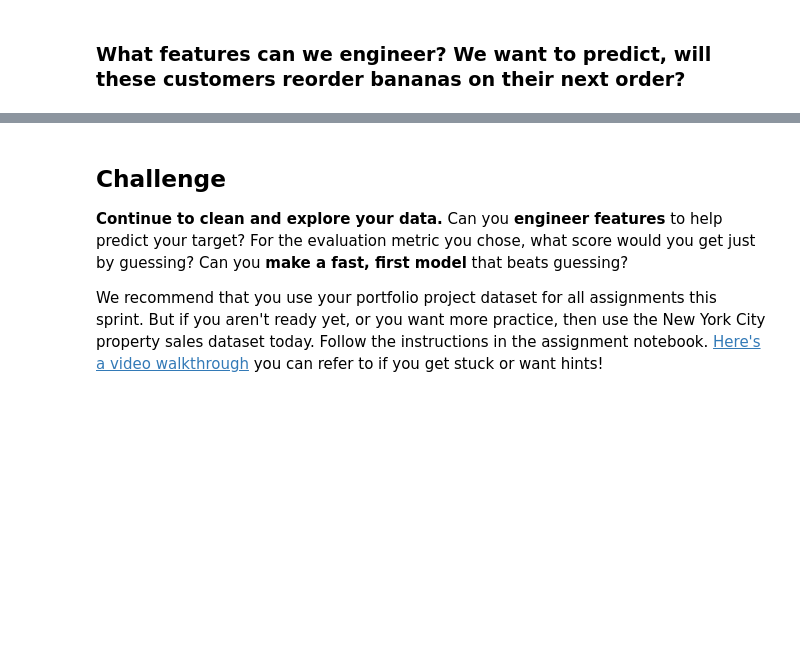
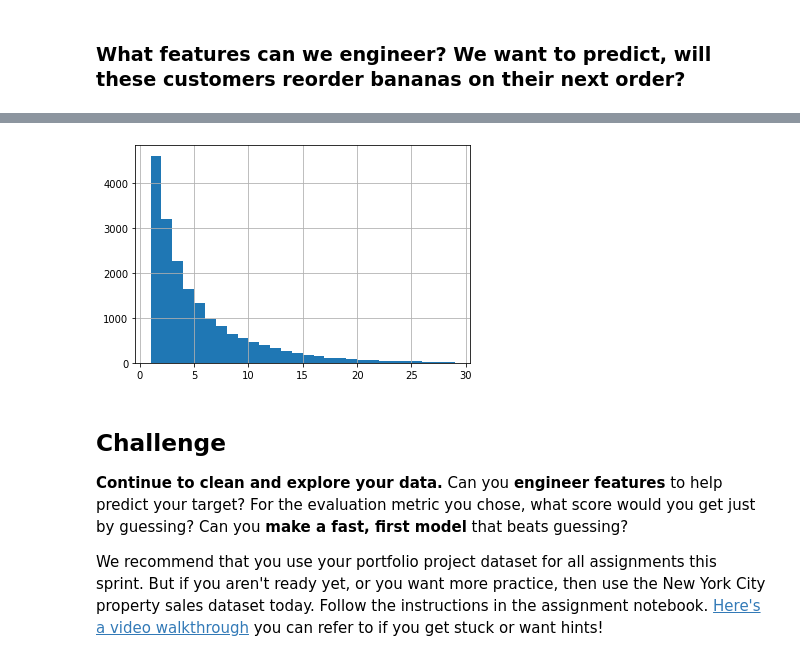
Before and after one commit to bloominstituteoftechnology/DS-Unit-2-Applied-Modeling, a Jupyter notebook: module2-wrangle-ml-datasets/LS_DS_232.ipynb, the cells around one changed output, grey strips where cells are left out. Drawn from its saved outputs; the diff is of its cells as text; code cells hidden in the pictures; blank space fills up the shorter version.

```diff
--- a/module2-wrangle-ml-datasets/LS_DS_232.ipynb
+++ b/module2-wrangle-ml-datasets/LS_DS_232.ipynb
@@ -339,0 +374,3 @@ We want *all* the orders from customers who have *ever* bought bananas.
+# %%
+merged_df = orders.merge(order_products__train).merge(products)
+merged_df.head()
@@ -339,0 +388,3 @@ We want *all* the orders from customers who have *ever* bought bananas.
+# %%
+merged_df_bananas = merged_df[merged_df['product_name']=='Banana']
+merged_df_bananas
@@ -340,3 +420,9 @@ We want *all* the orders from customers who have *ever* bought bananas.
+# %%
+# at what point do people add bananas to their shopping cart?
+
+merged_df_bananas['add_to_cart_order'].hist(bins=range(1,30));
+# %% [output]
+[figure, added]
 # %% [markdown]
 ## Challenge
 
```
Also changed, not shown: parts of 9 cells of this notebook.
